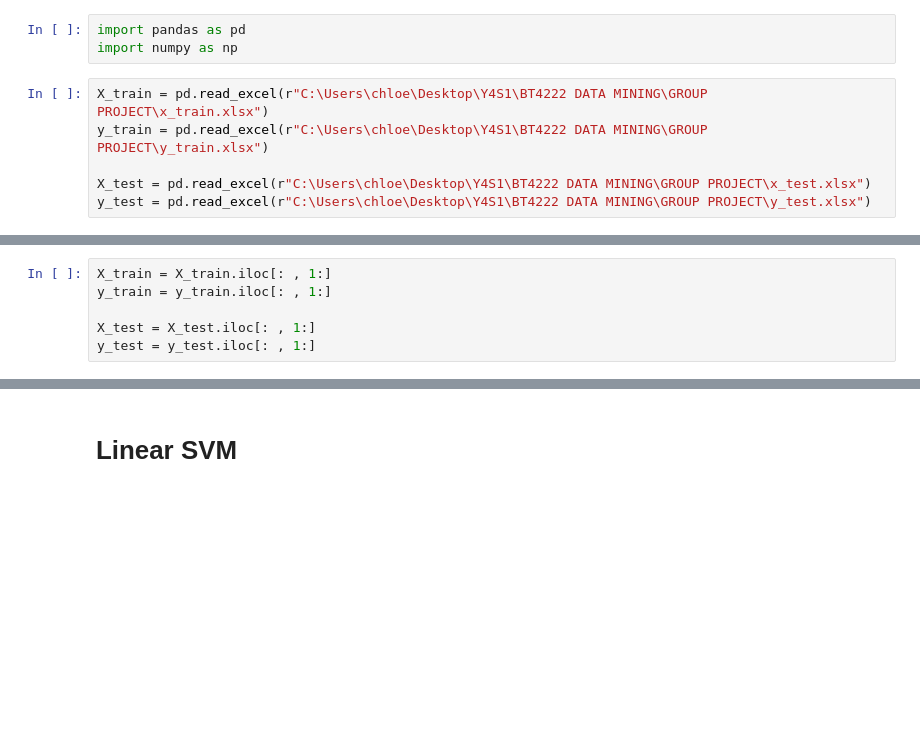
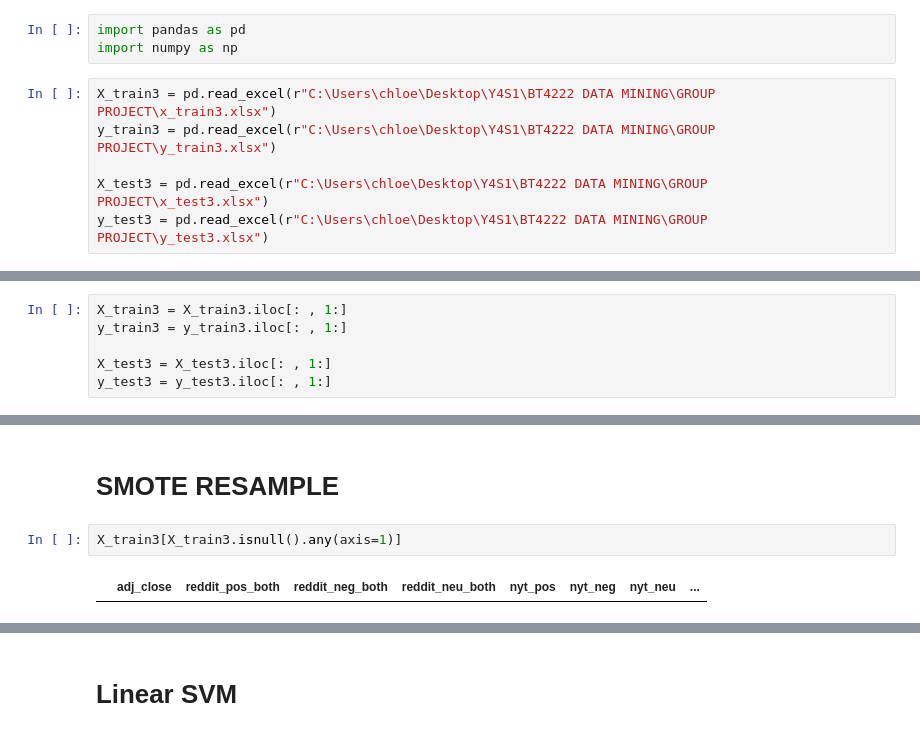
Before and after one commit to yeonatalie/bt4222-ml-sp500, a Jupyter notebook: SVM.ipynb, the cells around one changed output, grey strips where cells are left out. Drawn from its saved outputs; the diff is of its cells as text; blank space fills up the shorter version.

```diff
--- a/SVM.ipynb
+++ b/SVM.ipynb
@@ -2,8 +2,8 @@
 import pandas as pd
 import numpy as np
 # %%
-X_train = pd.read_excel(r"C:\Users\chloe\Desktop\Y4S1\BT4222 DATA MINING\GROUP PROJECT\x_train.xlsx")
-y_train = pd.read_excel(r"C:\Users\chloe\Desktop\Y4S1\BT4222 DATA MINING\GROUP PROJECT\y_train.xlsx")
+X_train3 = pd.read_excel(r"C:\Users\chloe\Desktop\Y4S1\BT4222 DATA MINING\GROUP PROJECT\x_train3.xlsx")
+y_train3 = pd.read_excel(r"C:\Users\chloe\Desktop\Y4S1\BT4222 DATA MINING\GROUP PROJECT\y_train3.xlsx")
 
-X_test = pd.read_excel(r"C:\Users\chloe\Desktop\Y4S1\BT4222 DATA MINING\GROUP PROJECT\x_test.xlsx")
-y_test = pd.read_excel(r"C:\Users\chloe\Desktop\Y4S1\BT4222 DATA MINING\GROUP PROJECT\y_test.xlsx")
+X_test3 = pd.read_excel(r"C:\Users\chloe\Desktop\Y4S1\BT4222 DATA MINING\GROUP PROJECT\x_test3.xlsx")
+y_test3 = pd.read_excel(r"C:\Users\chloe\Desktop\Y4S1\BT4222 DATA MINING\GROUP PROJECT\y_test3.xlsx")
@@ -10,6 +16,6 @@ y_test = pd.read_excel(r"C:\Users\chloe\Desktop\Y4S1\BT4222 DATA MINING\GROUP PR
 # %%
-X_train = X_train.iloc[: , 1:]
-y_train = y_train.iloc[: , 1:]
+X_train3 = X_train3.iloc[: , 1:]
+y_train3 = y_train3.iloc[: , 1:]
 
-X_test = X_test.iloc[: , 1:]
-y_test = y_test.iloc[: , 1:]
+X_test3 = X_test3.iloc[: , 1:]
+y_test3 = y_test3.iloc[: , 1:]
@@ -29,0 +91,6 @@ from sklearn.metrics import confusion_matrix
+# %% [markdown]
+# SMOTE RESAMPLE
+# %%
+X_train3[X_train3.isnull().any(axis=1)]
+# %% [output]
+|  | adj_close | reddit_pos_both | reddit_neg_both | reddit_neu_both | nyt_pos | nyt_neg | nyt_neu | ... |
```
Also changed, not shown: parts of 221 cells of this notebook.
